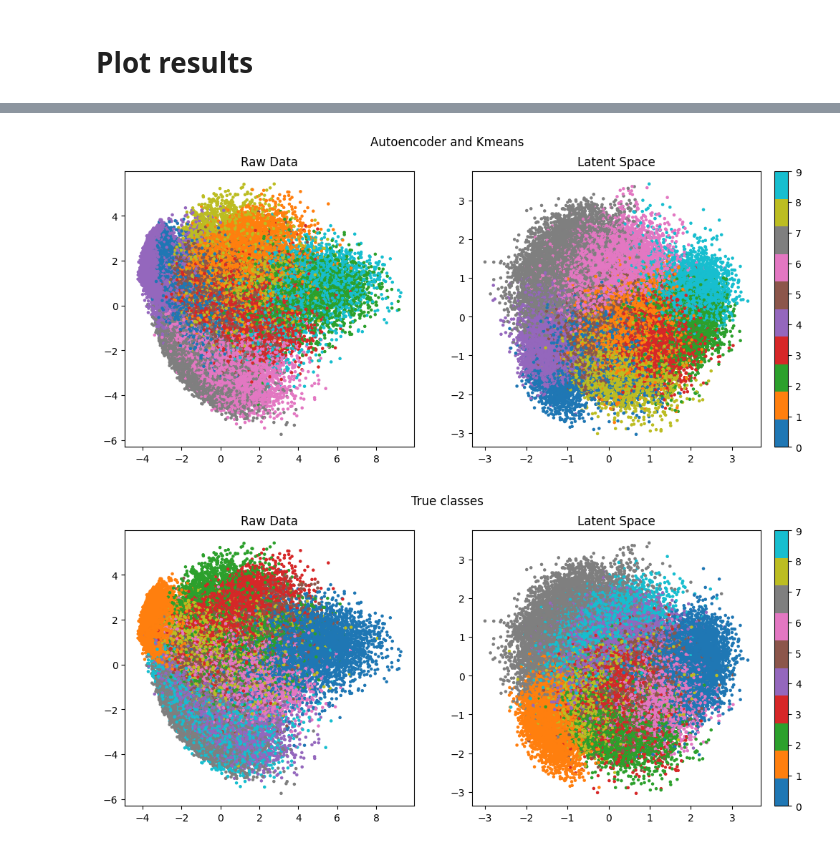
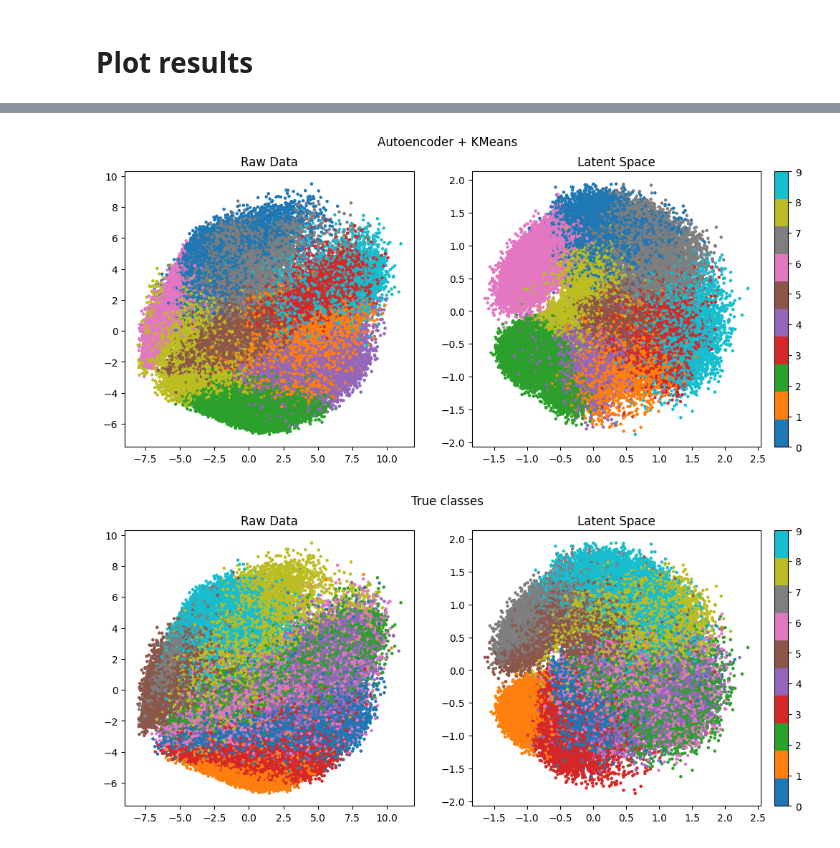
Before and after one commit to woullufy/deep-embedded-clustering, a Jupyter notebook: notebooks/autoencoder.ipynb, the cells around one changed output, grey strips where cells are left out. Drawn from its saved outputs; the diff is of its cells as text; code cells hidden in the pictures.

Commit message:
Refactored code for autoencoder and created helper functions

```diff
--- a/notebooks/autoencoder.ipynb
+++ b/notebooks/autoencoder.ipynb
@@ -15,20 +7,19 @@ from utils.plotting import plot_pca
 # %% [markdown]
 # Load dataset
 # %%
-training_data, testing_data = load_mnist()
+training_data, testing_data = load_fashion_mnist()
+labels = training_data.targets
 
-train_loader = DataLoader(training_data, batch_size=64, shuffle=True)
-test_loader = DataLoader(testing_data, batch_size=64, shuffle=True)
+train_loader, test_loader = create_dataloaders(training_data, testing_data, batch_size=64)
 
-# img_indices = [50563, 24814, 10910, 57495, 57965, 41635]
-# img_indices = [50563, 24814, 10910]
+img_indices = [4206, 36981, 40796]
 # %% [markdown]
 # Train or load Autoencoder
 # %%
 ae = Autoencoder()
 optimizer = torch.optim.Adam(ae.parameters(), lr=1e-3)
 recon_loss = BCELoss()
-device = torch.device('cuda' if torch.cuda.is_available() else 'cpu')
+device = get_device()
 # %% [markdown]
 ### Uncomment the lines below for custom training
 # %%
@@ -73,9 +34,0 @@ torch.save(ae.state_dict(), "../checkpoints/autoencoder_mnist.pth")
-# %%
-ae = Autoencoder()
-
-checkpoint = torch.load("../checkpoints/autoencoder_fashion_mnist.pth", map_location="cpu")
-ae.load_state_dict(checkpoint["model_state"])
-ae_losses = checkpoint["losses"]
-images = checkpoint["images"]
-
-ae.eval()
@@ -119,22 +49,11 @@ plot_ae_reconstructions(
 # %%
-kmeans = KMeans(n_clusters=10)
-
-data = training_data.data.float() / 255.0
-data = data.view(-1, 784)
-tensor_x = data.to(device)
-labels = training_data.targets
-
-ae.eval()
-with torch.no_grad():
-    x_hat, full_z = ae(tensor_x)
-    full_z = full_z.cpu().numpy()
-
-predictions = kmeans.fit_predict(full_z)
+latent, predictions = get_latent_kmeans(ae, training_data, device=device)
+X, _ = get_input_matrix(training_data, device=device)
 # %%
-plot_pca(data, full_z, predictions, title="Autoencoder and Kmeans")
+plot_pca(X.cpu().numpy(), latent, predictions, title="Autoencoder + KMeans")
 # %% [output]
-[figure, old version]
+[figure, new version]
 # %%
-plot_pca(data, full_z, labels, title="True classes")
+plot_pca(X.cpu().numpy(), latent, labels, title="True classes")
 # %% [output]
-[figure, old version]
+[figure, new version]
```
Also changed, not shown: parts of 9 cells of this notebook, 7 other files.
